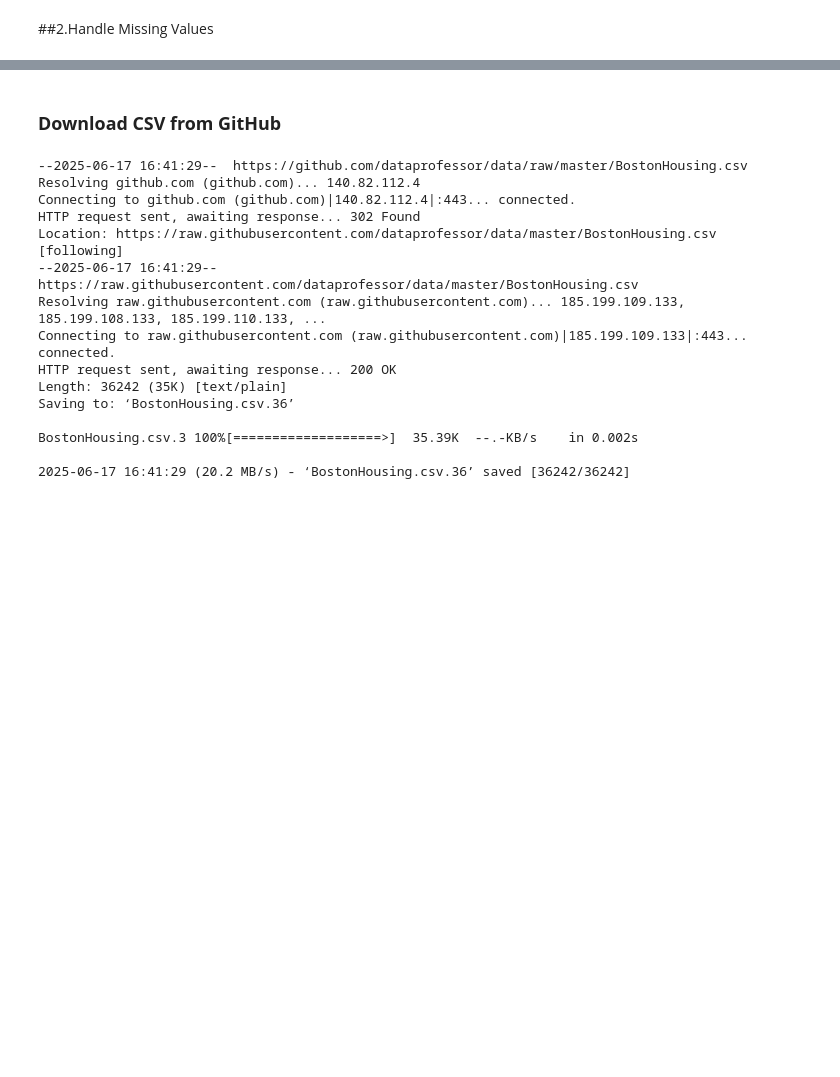
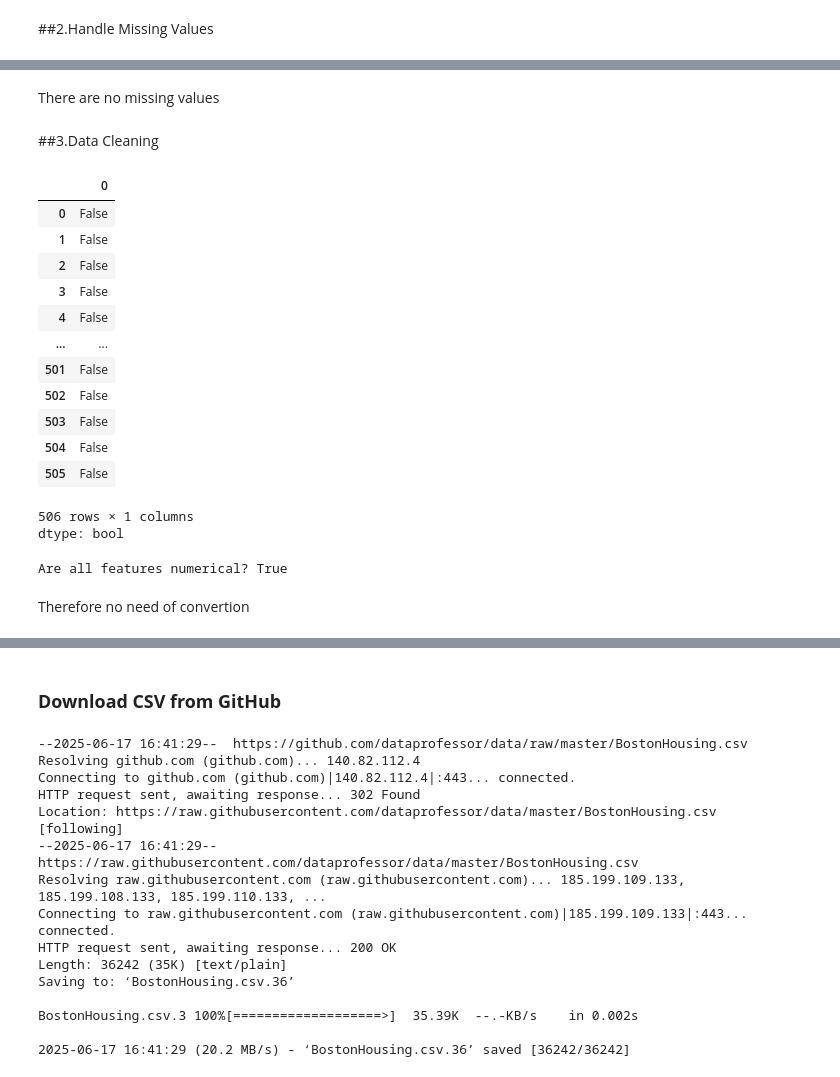
Before and after one commit to YumnaZai/ML-Projects, a Jupyter notebook: Regression-Linear_Regression.ipynb, the cells around one changed output, grey strips where cells are left out. Drawn from its saved outputs; the diff is of its cells as text; code cells hidden in the pictures; blank space fills up the shorter version.

```diff
--- a/Regression-Linear_Regression.ipynb
+++ b/Regression-Linear_Regression.ipynb
@@ -76,0 +136,35 @@ print(data.isnull().sum())
+# %% [markdown]
+There are no missing values
+# %% [markdown]
+##3.Data Cleaning
+# %%
+# Check for duplicates
+ds_houseprice.duplicated()
+# %% [output]
+|  | 0 |
+| 0 | False |
+| 1 | False |
+| 2 | False |
+| 3 | False |
+| 4 | False |
+| ... | ... |
+| 501 | False |
+| 502 | False |
+| 503 | False |
+| 504 | False |
+| 505 | False |
+506 rows × 1 columns
+dtype: bool
+# %%
+#Converting all features to numeric
+# Select only numerical columns
+numerical_df = ds_houseprice.select_dtypes(include=np.number)
+
+# Check if the shape of the numerical DataFrame is the same as the original DataFrame
+all_numerical = numerical_df.shape[1] == ds_houseprice.shape[1]
+
+print(f"Are all features numerical? {all_numerical}")
+# %% [output]
+Are all features numerical? True
+# %% [markdown]
+Therefore no need of convertion
```
Also changed, not shown: parts of 9 cells of this notebook.
